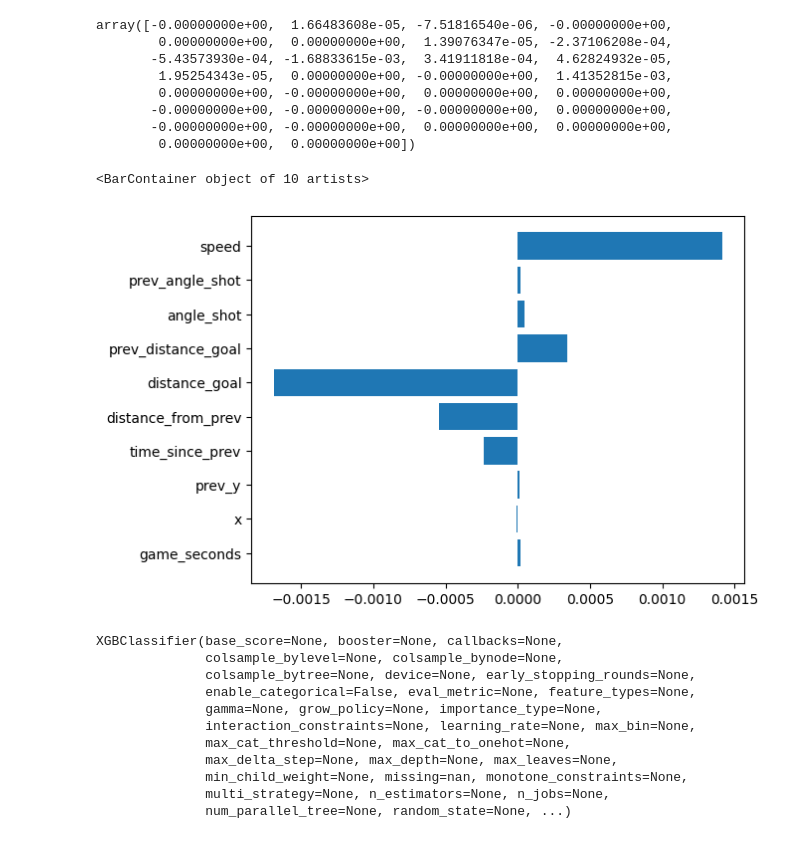
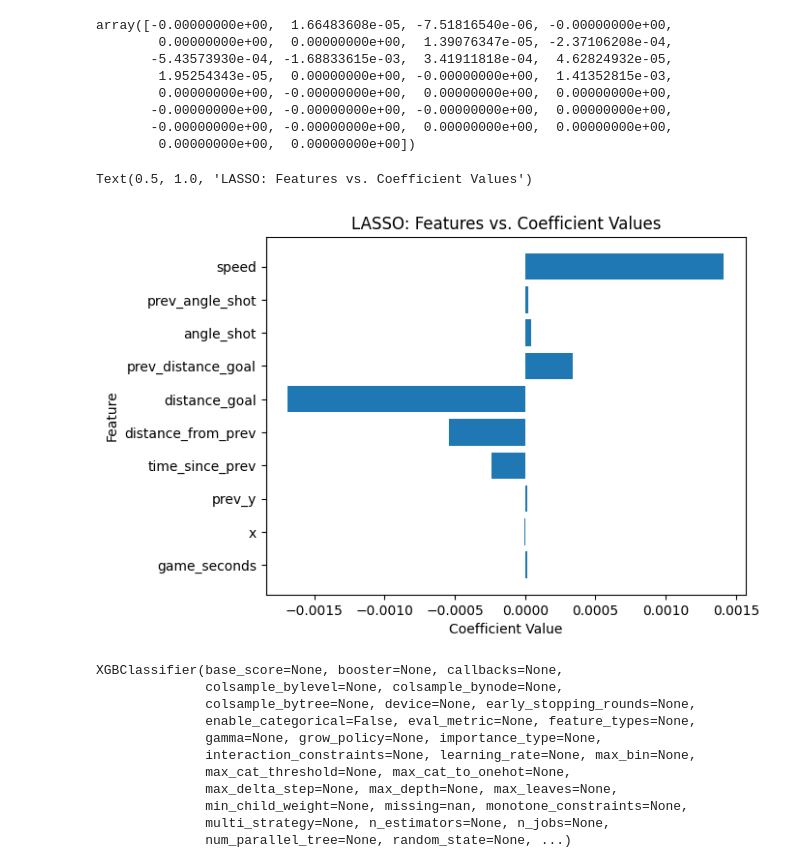
Before and after one commit to Jay-D13/IFT6758-A5-NHL, a Jupyter notebook: notebooks/Milestone2/5 - Advanced models.ipynb, the cells around one changed output. Drawn from its saved outputs; the diff is of its cells as text; code cells hidden in the pictures.

Commit message:
labeled the lasso graph
labelling

```diff
--- a/notebooks/Milestone2/5 - Advanced models.ipynb
+++ b/notebooks/Milestone2/5 - Advanced models.ipynb
@@ -154,9 +153,12 @@ array([-0.00000000e+00,  1.66483608e-05, -7.51816540e-06, -0.00000000e+00,
         0.00000000e+00,  0.00000000e+00])
 # %%
 plt.barh(selected_features, lasso_model.coef_[lasso_model.coef_ != 0])
+plt.xlabel('Coefficient Value')
+plt.ylabel('Feature')
+plt.title('LASSO: Features vs. Coefficient Values')
 # %% [output]
-<BarContainer object of 10 artists>
+Text(0.5, 1.0, 'LASSO: Features vs. Coefficient Values')
-[figure, old version]
+[figure, new version]
 # %%
 import shap
 # %%
```
Also changed, not shown: parts of 3 cells of this notebook, 4 other files.
